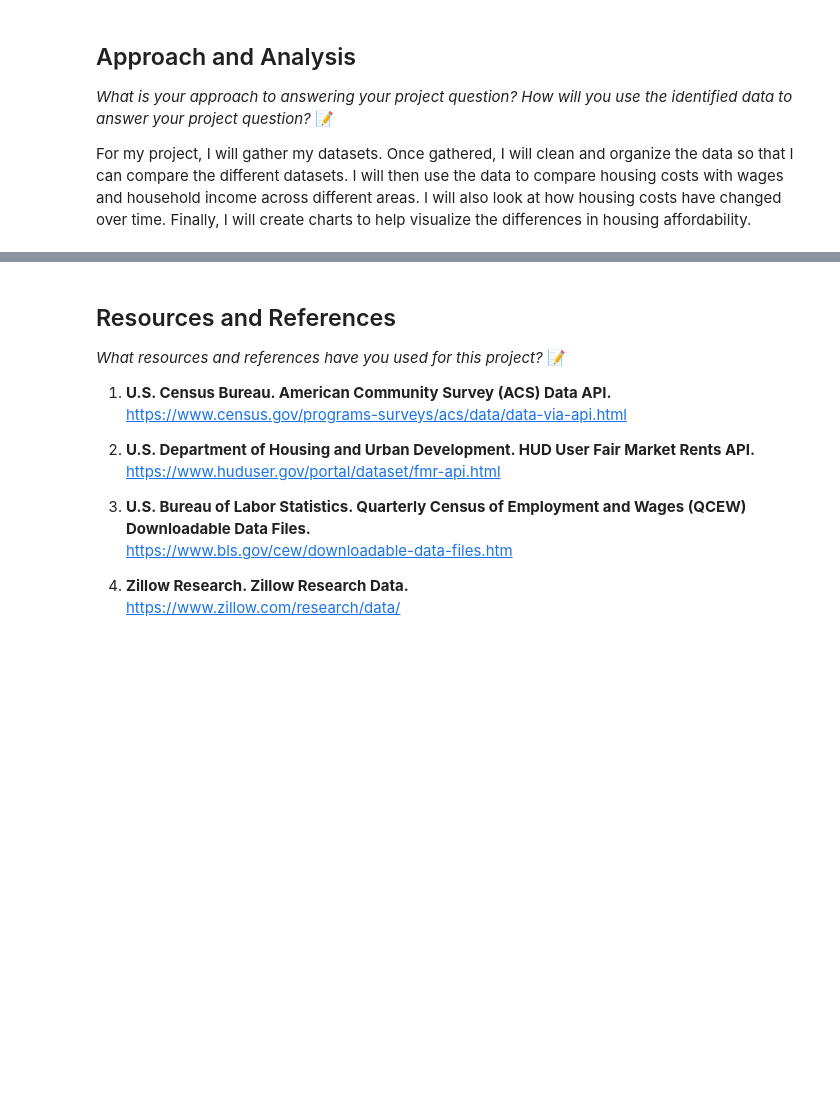
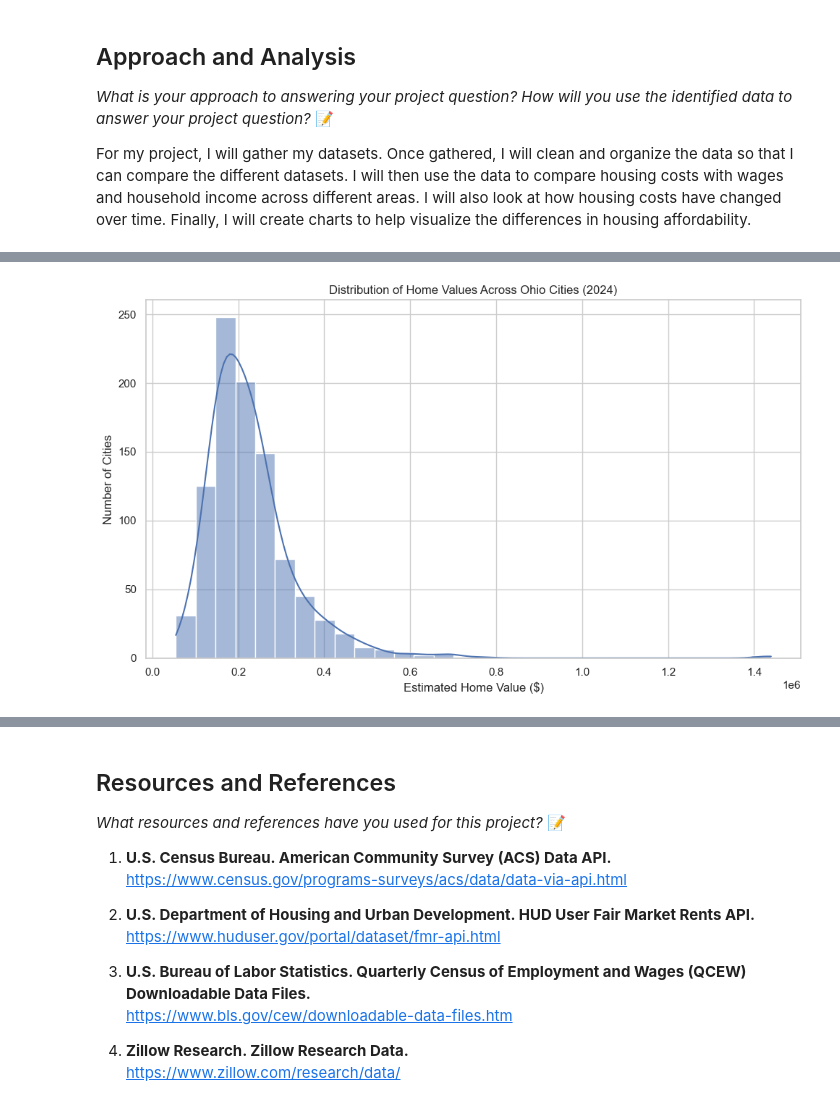
Before and after one commit to IT4063C-Fall2026/data-tech-analytics-final-project-bella-orr, a Jupyter notebook: source.ipynb, the cells around one changed output, grey strips where cells are left out. Saved outputs shown, nothing was run; the diff lists cells and outputs as text; code cells hidden in the pictures; blank space fills up the shorter version.

```diff
--- a/source.ipynb
+++ b/source.ipynb
@@ -142,0 +321,24 @@ home_prices_df.head()
+# %%
+# Filter Zillow data for Ohio cities
+ohio_homes = home_prices_df[
+    (home_prices_df["State"] == "OH") &
+    (home_prices_df["RegionType"] == "city")
+].copy()
+
+plt.figure(figsize=(10, 6))
+
+sns.histplot(
+    data=ohio_homes,
+    x="2024-01-31",
+    bins=30,
+    kde=True
+)
+
+plt.title("Distribution of Home Values Across Ohio Cities (2024)")
+plt.xlabel("Estimated Home Value ($)")
+plt.ylabel("Number of Cities")
+
+plt.tight_layout()
+plt.show()
+# %% [output]
+[figure, added]
```
Also changed, not shown: parts of 15 cells of this notebook.
